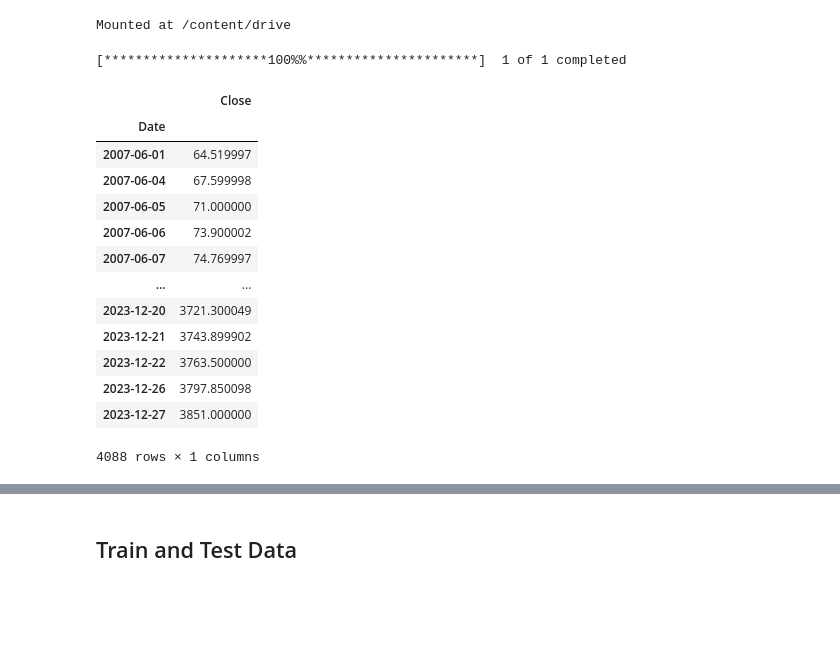
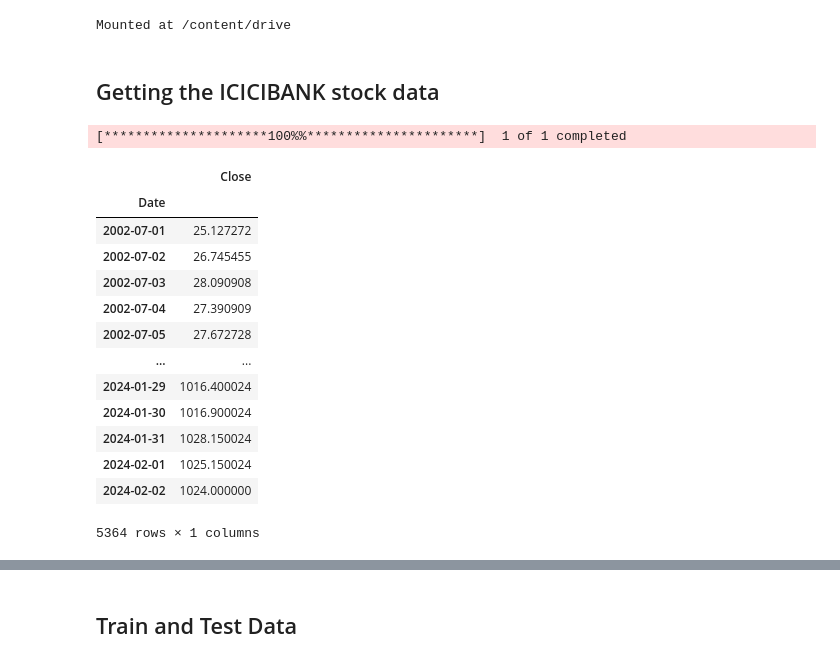
Before and after one commit to Swapnil-Ransing/TimeSeriesForecasting_StockPrice, a Jupyter notebook: TimeSeriesStockForecast_LSTM.ipynb, the cells around one changed output, grey strips where cells are left out. Cells and saved outputs as stored; diff of their text form; code cells hidden in the pictures; blank space fills up the shorter version.

```diff
--- a/TimeSeriesStockForecast_LSTM.ipynb
+++ b/TimeSeriesStockForecast_LSTM.ipynb
@@ -63,27 +65,29 @@ del df
+# %% [markdown]
+## Getting the ICICIBANK stock data
 # %%
 # Getting the stock data
-ticker='NAVINFLUOR'
+ticker='ICICIBANK'
 start='2000-01-01'
 df = pdr.get_data_yahoo(str(ticker+".NS"), start=start)
 # For training the data we will not be using Open, High, Low, Adj Close, Volume as this will not be present for extrapolation
 # For extrapolation, we will do it in one step at a time where close price will be predicted based on previous features
 # and then features for next step prediction will be generated based on predicted close price
 df.drop(['Open','High','Low','Adj Close','Volume'],axis=1,inplace=True)
 df.head()
 df
 # %% [output]
 [*********************100%%**********************]  1 of 1 completed
 |  | Close |
 | Date |  |
-| 2007-06-01 | 64.519997 |
-| 2007-06-04 | 67.599998 |
-| 2007-06-05 | 71.000000 |
-| 2007-06-06 | 73.900002 |
-| 2007-06-07 | 74.769997 |
+| 2002-07-01 | 25.127272 |
+| 2002-07-02 | 26.745455 |
+| 2002-07-03 | 28.090908 |
+| 2002-07-04 | 27.390909 |
+| 2002-07-05 | 27.672728 |
 | ... | ... |
-| 2023-12-20 | 3721.300049 |
-| 2023-12-21 | 3743.899902 |
-| 2023-12-22 | 3763.500000 |
-| 2023-12-26 | 3797.850098 |
-| 2023-12-27 | 3851.000000 |
+| 2024-01-29 | 1016.400024 |
+| 2024-01-30 | 1016.900024 |
+| 2024-01-31 | 1028.150024 |
+| 2024-02-01 | 1025.150024 |
+| 2024-02-02 | 1024.000000 |
-4088 rows × 1 columns
+5364 rows × 1 columns
```
Also changed, not shown: parts of 37 cells of this notebook, 1 other file.
